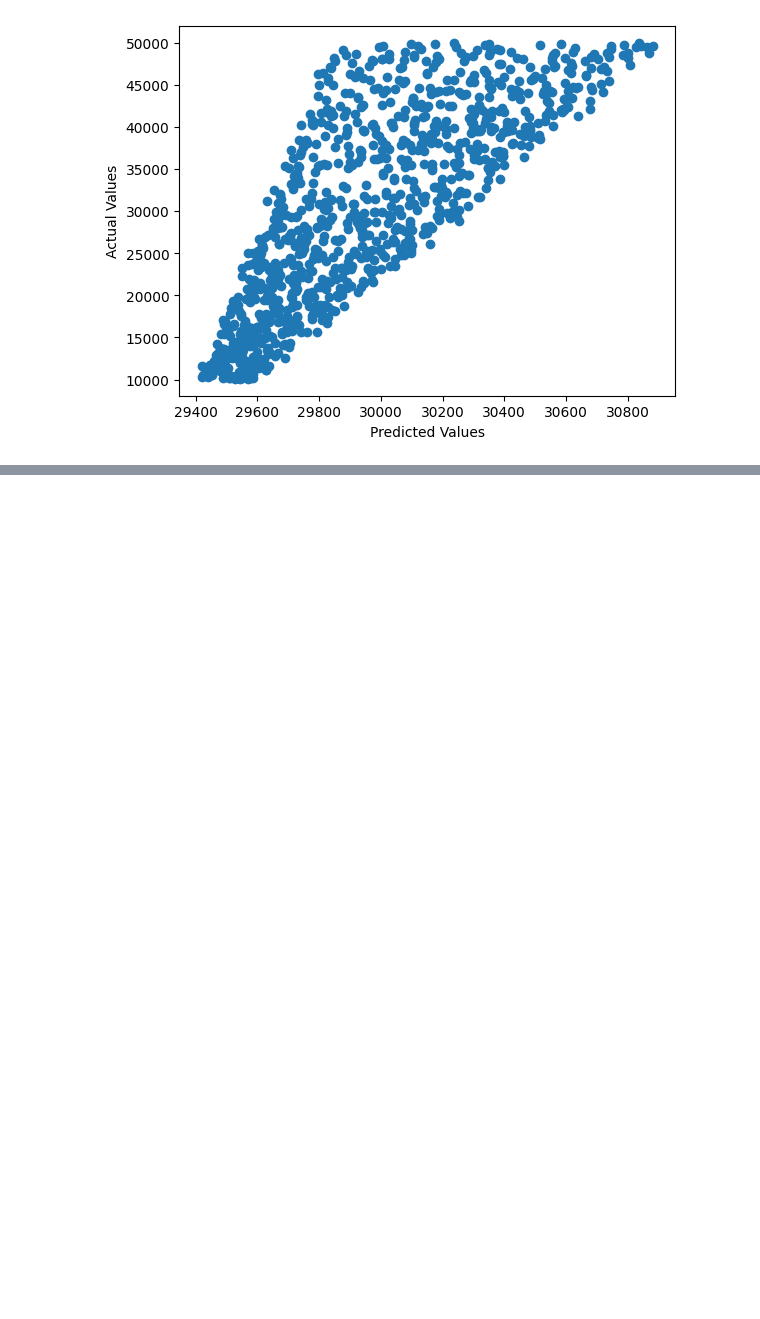
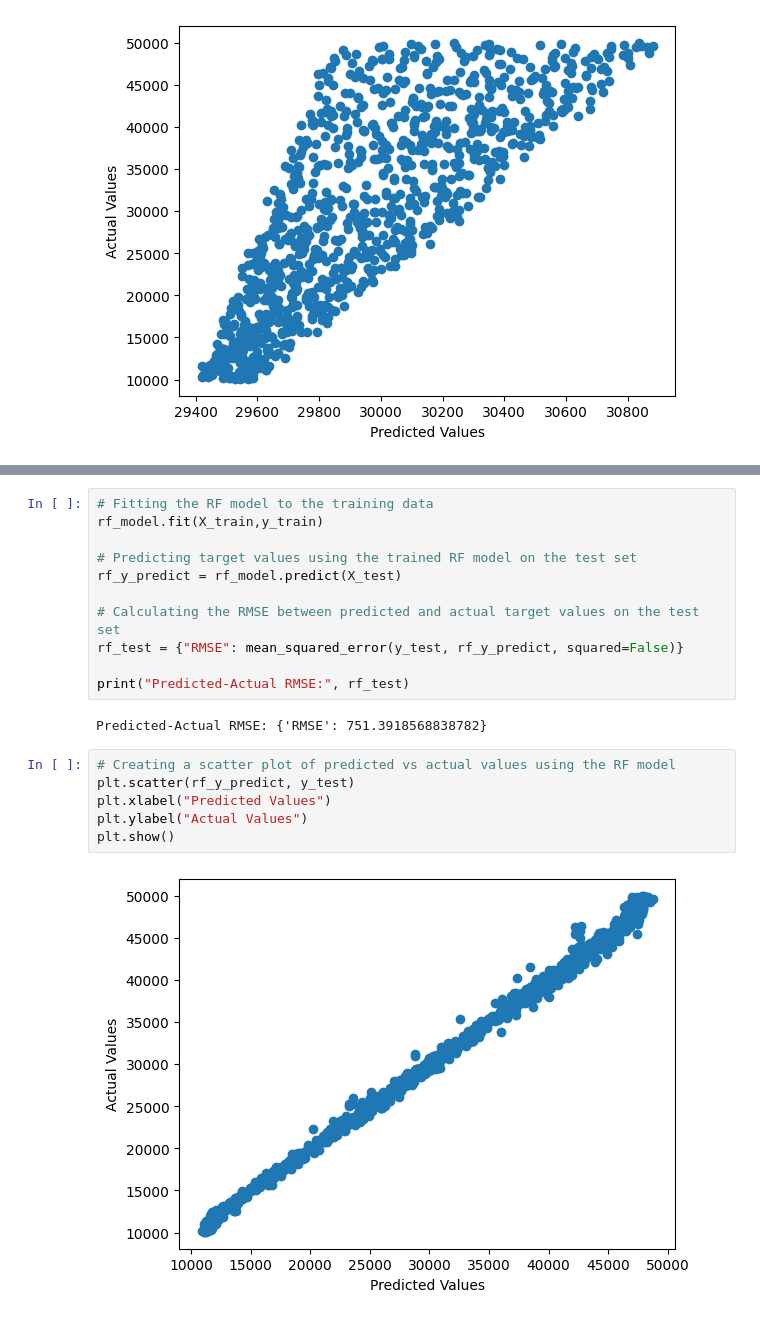
Before and after one commit to ParmarHarsh/Car-Sales-Prediction, a Jupyter notebook: Project-Group-50.ipynb, the cells around one changed output, grey strips where cells are left out. Cells and saved outputs as stored; diff of their text form; blank space fills up the shorter version.

```diff
--- a/Project-Group-50.ipynb
+++ b/Project-Group-50.ipynb
@@ -485,0 +547,21 @@ plt.show()
+# %%
+# Fitting the RF model to the training data
+rf_model.fit(X_train,y_train)
+
+# Predicting target values using the trained RF model on the test set
+rf_y_predict = rf_model.predict(X_test)
+
+# Calculating the RMSE between predicted and actual target values on the test set
+rf_test = {"RMSE": mean_squared_error(y_test, rf_y_predict, squared=False)}
+
+print("Predicted-Actual RMSE:", rf_test)
+# %% [output]
+Predicted-Actual RMSE: {'RMSE': 751.3918568838782}
+# %%
+# Creating a scatter plot of predicted vs actual values using the RF model
+plt.scatter(rf_y_predict, y_test)
+plt.xlabel("Predicted Values")
+plt.ylabel("Actual Values")
+plt.show()
+# %% [output]
+[figure, added]
```
Also changed, not shown: parts of 5 cells of this notebook.
